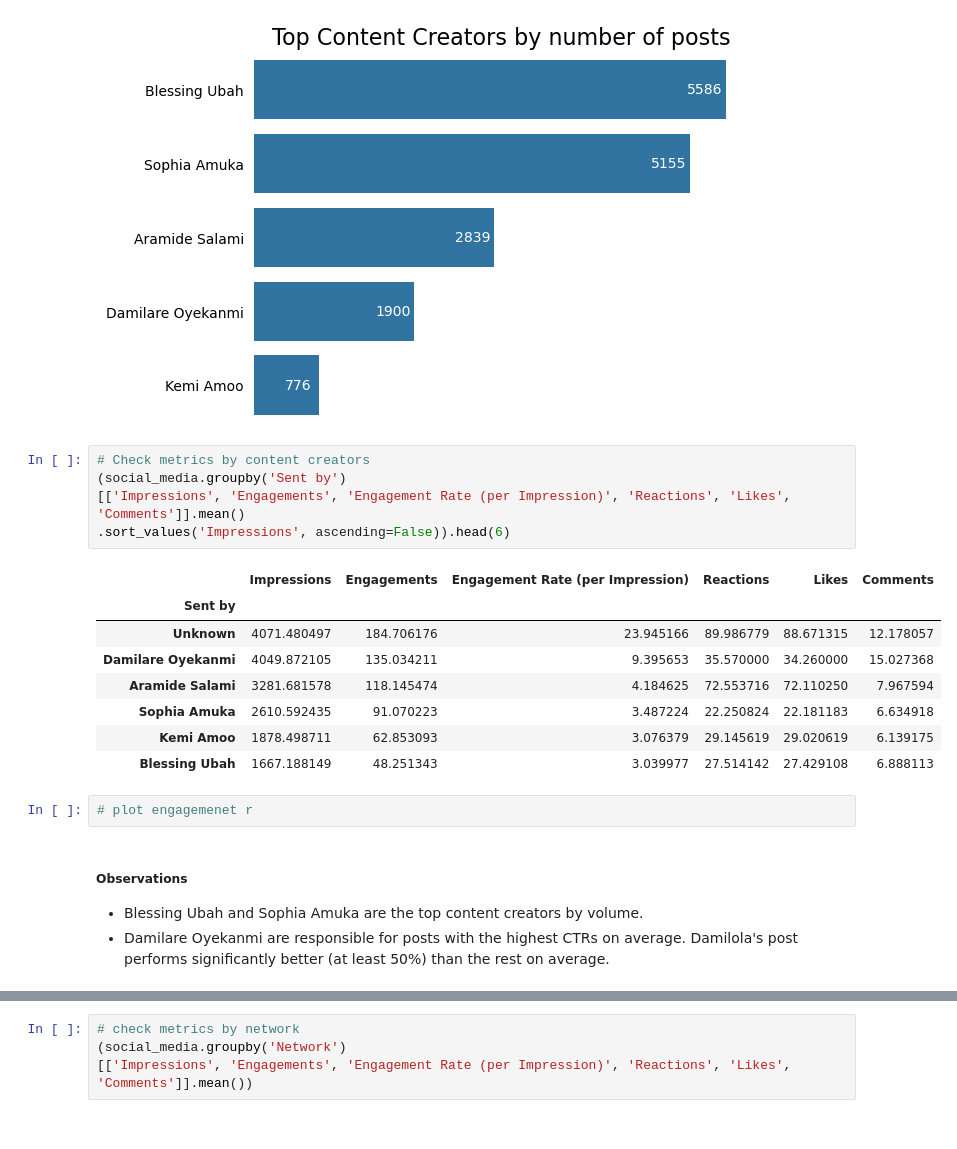
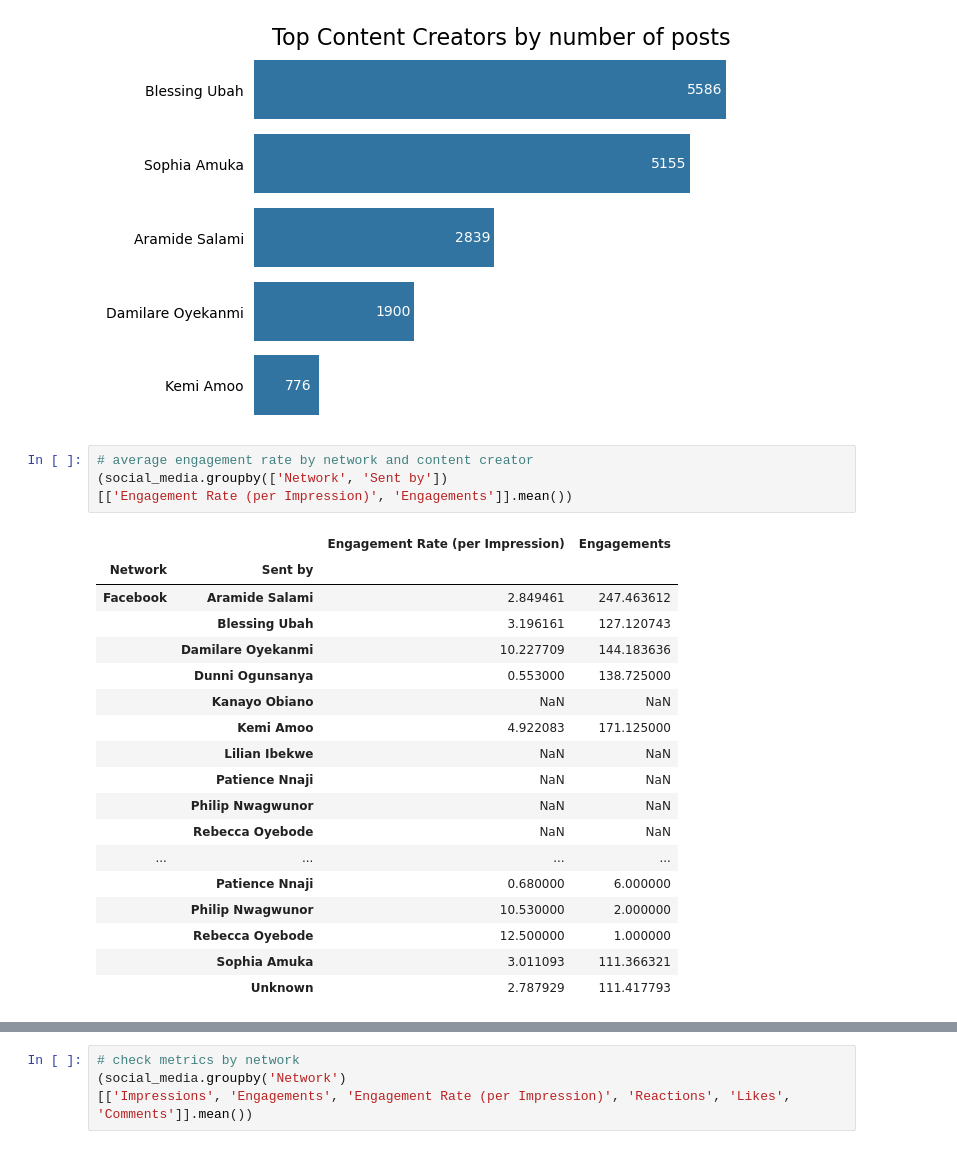
Before and after one commit to samaregbesola/Stanbic-IBTC, a Jupyter notebook: hackathon_codes.ipynb, the cells around one changed output, grey strips where cells are left out. Saved outputs shown, nothing was run; the diff lists cells and outputs as text.

```diff
--- a/hackathon_codes.ipynb
+++ b/hackathon_codes.ipynb
@@ -220,23 +247,25 @@ plt.show()
 # %% [output]
 [figure]
 # %%
-# Check metrics by content creators
-(social_media.groupby('Sent by')
-[['Impressions', 'Engagements', 'Engagement Rate (per Impression)', 'Reactions', 'Likes', 'Comments']].mean()
-.sort_values('Impressions', ascending=False)).head(6)
+# average engagement rate by network and content creator
+(social_media.groupby(['Network', 'Sent by'])
+[['Engagement Rate (per Impression)', 'Engagements']].mean())
 # %% [output]
-|  | Impressions | Engagements | Engagement Rate (per Impression) | Reactions | Likes | Comments |
-| Sent by |  |  |  |  |  |  |
-| Unknown | 4071.480497 | 184.706176 | 23.945166 | 89.986779 | 88.671315 | 12.178057 |
-| Damilare Oyekanmi | 4049.872105 | 135.034211 | 9.395653 | 35.570000 | 34.260000 | 15.027368 |
-| Aramide Salami | 3281.681578 | 118.145474 | 4.184625 | 72.553716 | 72.110250 | 7.967594 |
-| Sophia Amuka | 2610.592435 | 91.070223 | 3.487224 | 22.250824 | 22.181183 | 6.634918 |
-| Kemi Amoo | 1878.498711 | 62.853093 | 3.076379 | 29.145619 | 29.020619 | 6.139175 |
-| Blessing Ubah | 1667.188149 | 48.251343 | 3.039977 | 27.514142 | 27.429108 | 6.888113 |
+|  |  | Engagement Rate (per Impression) | Engagements |
+| Network | Sent by |  |  |
+| Facebook | Aramide Salami | 2.849461 | 247.463612 |
+|  | Blessing Ubah | 3.196161 | 127.120743 |
+|  | Damilare Oyekanmi | 10.227709 | 144.183636 |
+|  | Dunni Ogunsanya | 0.553000 | 138.725000 |
+|  | Kanayo Obiano | NaN | NaN |
+|  | Kemi Amoo | 4.922083 | 171.125000 |
+|  | Lilian Ibekwe | NaN | NaN |
+|  | Patience Nnaji | NaN | NaN |
+|  | Philip Nwagwunor | NaN | NaN |
+|  | Rebecca Oyebode | NaN | NaN |
+| ... | ... | ... | ... |
+|  | Patience Nnaji | 0.680000 | 6.000000 |
+|  | Philip Nwagwunor | 10.530000 | 2.000000 |
+|  | Rebecca Oyebode | 12.500000 | 1.000000 |
+|  | Sophia Amuka | 3.011093 | 111.366321 |
+|  | Unknown | 2.787929 | 111.417793 |
-# %%
-# plot engagemenet r
-# %% [markdown]
-##### Observations
-
-* Blessing Ubah and Sophia Amuka are the top content creators by volume.
-* Damilare Oyekanmi are responsible for posts with the highest CTRs on average. Damilola's post performs significantly better (at least 50%) than the rest on average.
```
Also changed, not shown: parts of 12 cells of this notebook, 1 other file.
